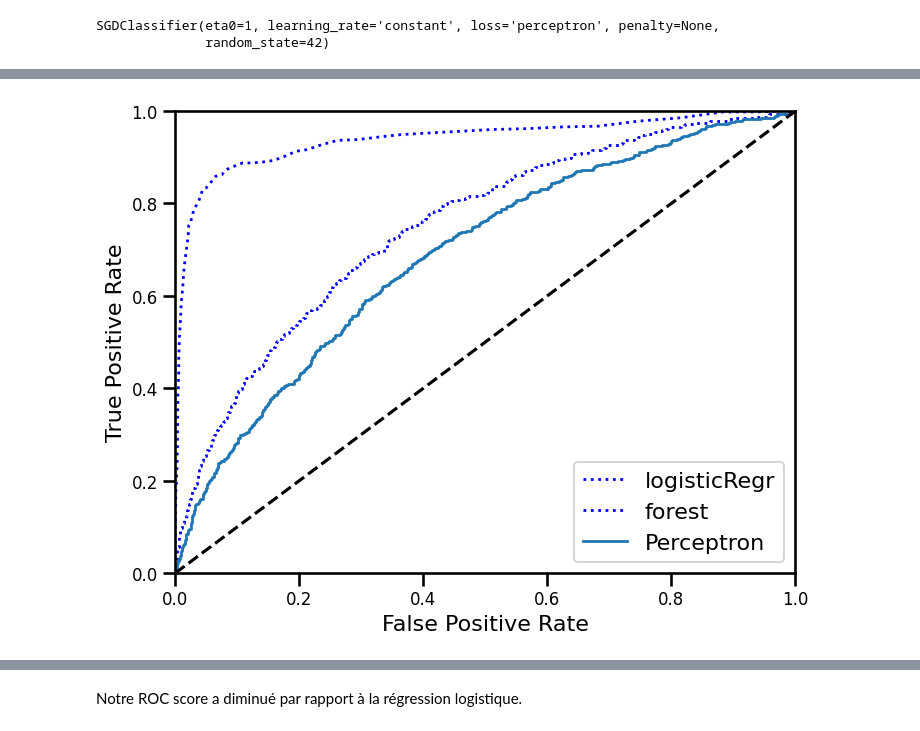
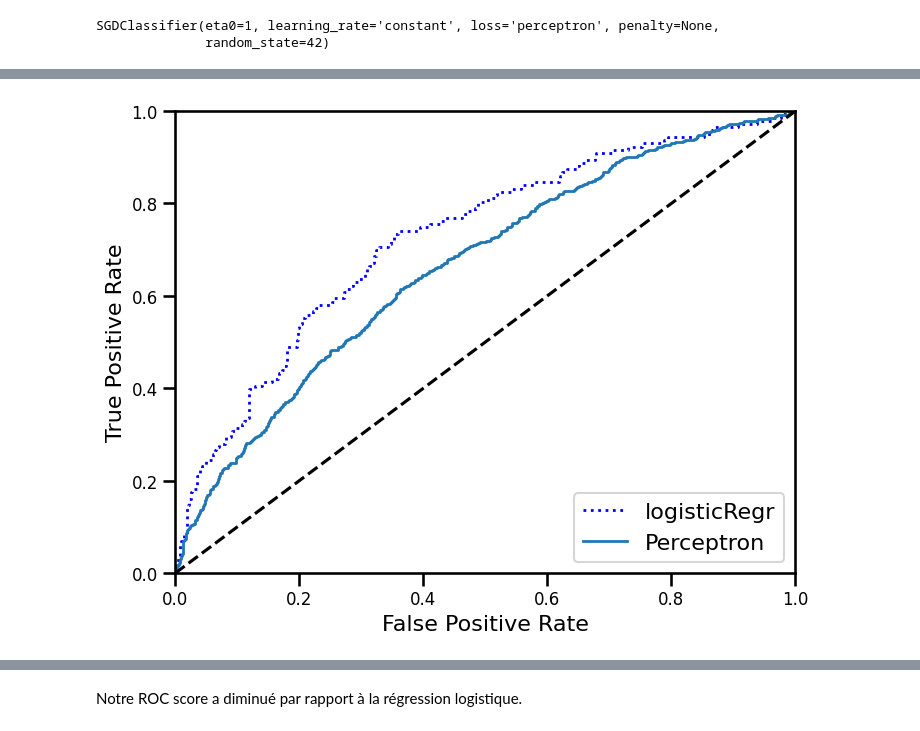
Before and after one commit to OscarPALISSOT/ML_Classifier_CESI_A4, a Jupyter notebook: notebook/Import_data.ipynb, the cells around one changed output, grey strips where cells are left out. Cells and saved outputs as stored; diff of their text form; code cells hidden in the pictures.

```diff
--- a/notebook/Import_data.ipynb
+++ b/notebook/Import_data.ipynb
@@ -685,9 +690,9 @@ array([1], dtype=int64)
 # %% [markdown]
 3. Ensuite, nous calculons le taux de faux positifs (`fpr`), le taux de vrais positifs (`tpr`) et les seuils correspondants en utilisant la fonction `roc_curve(y_train, y_scores)` pour tracer la courbe ROC. Nous traçons également une ligne en pointillé représentant la performance d'un classificateur aléatoire.
 # %%
-y_scores_reg = cross_val_predict(logisticRegr, X_train, y_train, cv=3, method="decision_function")
+y_scores_reg = cross_val_predict(logisticRegr, X_test, y_test, cv=3, method="decision_function")
 
-fpr, tpr, thresholds = roc_curve(y_train, y_scores_reg)
+fpr, tpr, thresholds = roc_curve(y_test, y_scores_reg)
 # %% [markdown]
 4. Enfin, nous calculons l'aire sous la courbe **ROC** (AUC-ROC) en utilisant la fonction `roc_auc_score(y_train, y_scores_reg)` et arrondissons la valeur à deux décimales.
 # %%
@@ -750,12 +781,11 @@ f1_score(y_train, y_scores_perceptron)
 # %%
 plt.figure(figsize=(8, 6))
 plt.plot(fpr, tpr, "b:", linewidth=2, label="logisticRegr")
-plt.plot(fpr_forest, tpr_forest, "b:", linewidth=2, label="forest")
 plot_roc_curve(fpr_perceptron, tpr_perceptron, "Perceptron")
 plt.legend(loc="lower right", fontsize=16)
 plt.show()
 # %% [output]
-[figure, old version]
+[figure, new version]
 # %%
 round(roc_auc_score(y_train, y_scores_perceptron),2)
 # %% [output]
```
Also changed, not shown: parts of 36 cells of this notebook.
